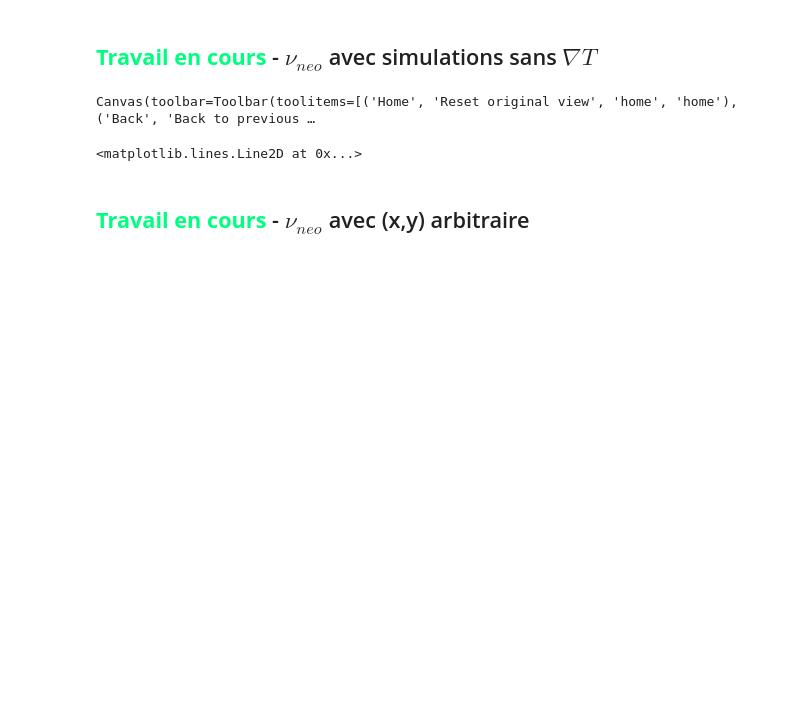
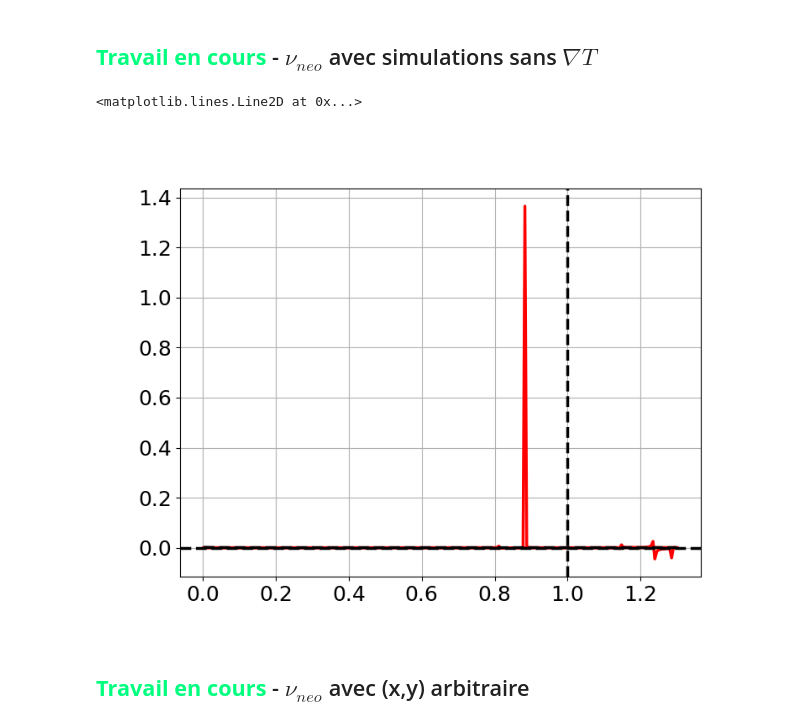
Before and after one commit to rvarennes/rvarennes_Scan_Ip, a Jupyter notebook: Estimate_nutheta.ipynb, the cells around one changed output. Drawn from its saved outputs; the diff is of its cells as text; code cells hidden in the pictures; blank space fills up the shorter version.

```diff
--- a/Estimate_nutheta.ipynb
+++ b/Estimate_nutheta.ipynb
@@ -1110,28 +1124,33 @@ ax.axhline(y=0,c='k',ls='--')
 # %% [markdown]
 ## <font color='springgreen'>**Travail en cours**</font> - $\nu_{neo}$ avec simulations sans $\nabla T$
 # %%
+clear_output()
+
 q15_vm025 = q15_vm025_new_gradT0
 q15_v025   = q15_v025_new_gradT0
 
 fig = plt.figure(figsize=(8,6))
 ax = fig.add_subplot(111)
 
 for q in [q15_vm025,q15_v025]:
-    VP    = SA(q['VP'],N=60,axis=0)
-    dtVP  = SA(q['dtVP'],N=60,axis=0)
-    nuphi = np.mean((dtVP / VP)[-2:-1,:] ,axis=0)
+    VP    = SA(q['VP'],N=1,axis=0)
+    dtVP  = SA(q['dtVP'],N=1,axis=0)
+    Jrneo = SA(q['Jr_neo_norm'],N=60,axis=0)
 
-    ax.plot(q15_vm025['rho'],nuphi)
+    # nuneo = np.mean((dtVP / VP)[-2:-1,:] ,axis=0)
+    nuneo = -np.mean((Jrneo / VP)[-2:-1,:] ,axis=0)
+
+    ax.plot(q15_vm025['rho'],nuneo)
 
 
 ax.plot(q15_v025['rho'],q15_v025['nuneo_Gianakon'][-1,:],ls='--',color='k')
 
-ax.set_ylim(-1e-4,1e-4)
+#ax.set_ylim(-1e-4,1e-4)
 ax.axvline(x=1,c='k',ls='--')
 ax.axhline(y=0,c='k',ls='--')
 # %% [output]
-Canvas(toolbar=Toolbar(toolitems=[('Home', 'Reset original view', 'home', 'home'), ('Back', 'Back to previous …
+<matplotlib.lines.Line2D at 0x...>
-<matplotlib.lines.Line2D at 0x...>
+[figure, added]
 # %% [markdown]
 ## <font color='springgreen'>**Travail en cours**</font> - $\nu_{neo}$ avec (x,y) arbitraire
 # %%
```
Also changed, not shown: parts of 6 cells of this notebook, 13 other files.
